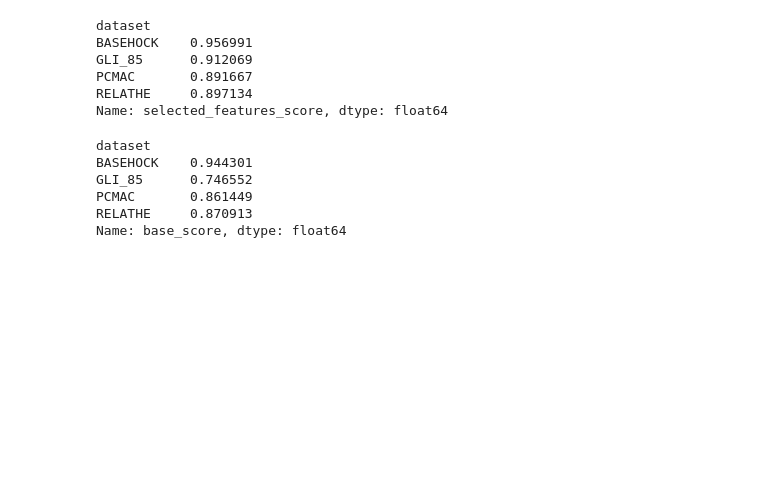
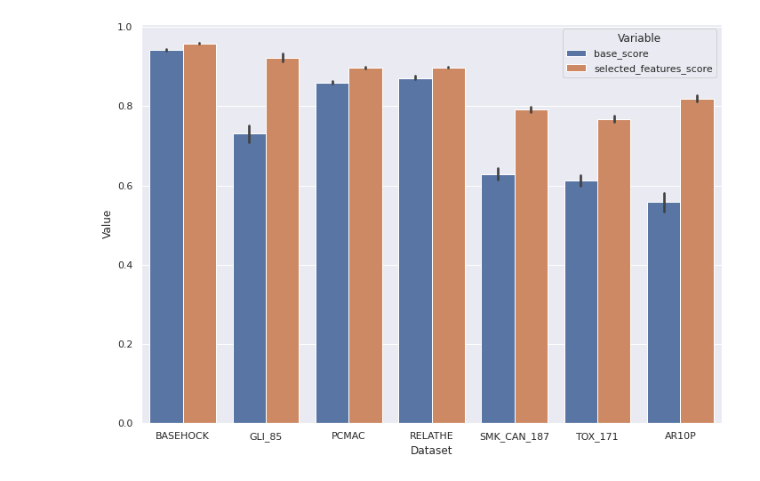
Before and after one commit to mizunno/BFPA-feature-selection, a Jupyter notebook: notebooks/results_exploration.ipynb, the cells around one changed output. Cells and saved outputs as stored; diff of their text form; code cells hidden in the pictures; blank space fills up the shorter version.

```diff
--- a/notebooks/results_exploration.ipynb
+++ b/notebooks/results_exploration.ipynb
@@ -25,18 +24,10 @@ df = df.drop(["idataset"], axis = 1)
-# %%
-df.groupby(["dataset"])["selected_features_score"].mean()
-# %% [output]
-dataset
-BASEHOCK    0.956991
-GLI_85      0.912069
-PCMAC       0.891667
-RELATHE     0.897134
-Name: selected_features_score, dtype: float64
-# %%
-df.groupby(["dataset"])["base_score"].mean()
-# %% [output]
-dataset
-BASEHOCK    0.944301
-GLI_85      0.746552
-PCMAC       0.861449
-RELATHE     0.870913
-Name: base_score, dtype: float64
+# %%
+# Transform experiments' dataframe to long format
+df_long_format = df.melt(id_vars='dataset').rename(columns=str.title)
+# %%
+# Plot base score and selected features score
+df_score = df_long_format[df_long_format["Variable"].isin(["base_score","selected_features_score"])]
+plot_scores = sns.barplot(x='Dataset', y='Value', hue='Variable', data=df_score)
+plot_scores.get_figure().savefig("scores.png")
+# %% [output]
+[figure, added]
```
Also changed, not shown: parts of 4 cells of this notebook, 2 other files.
